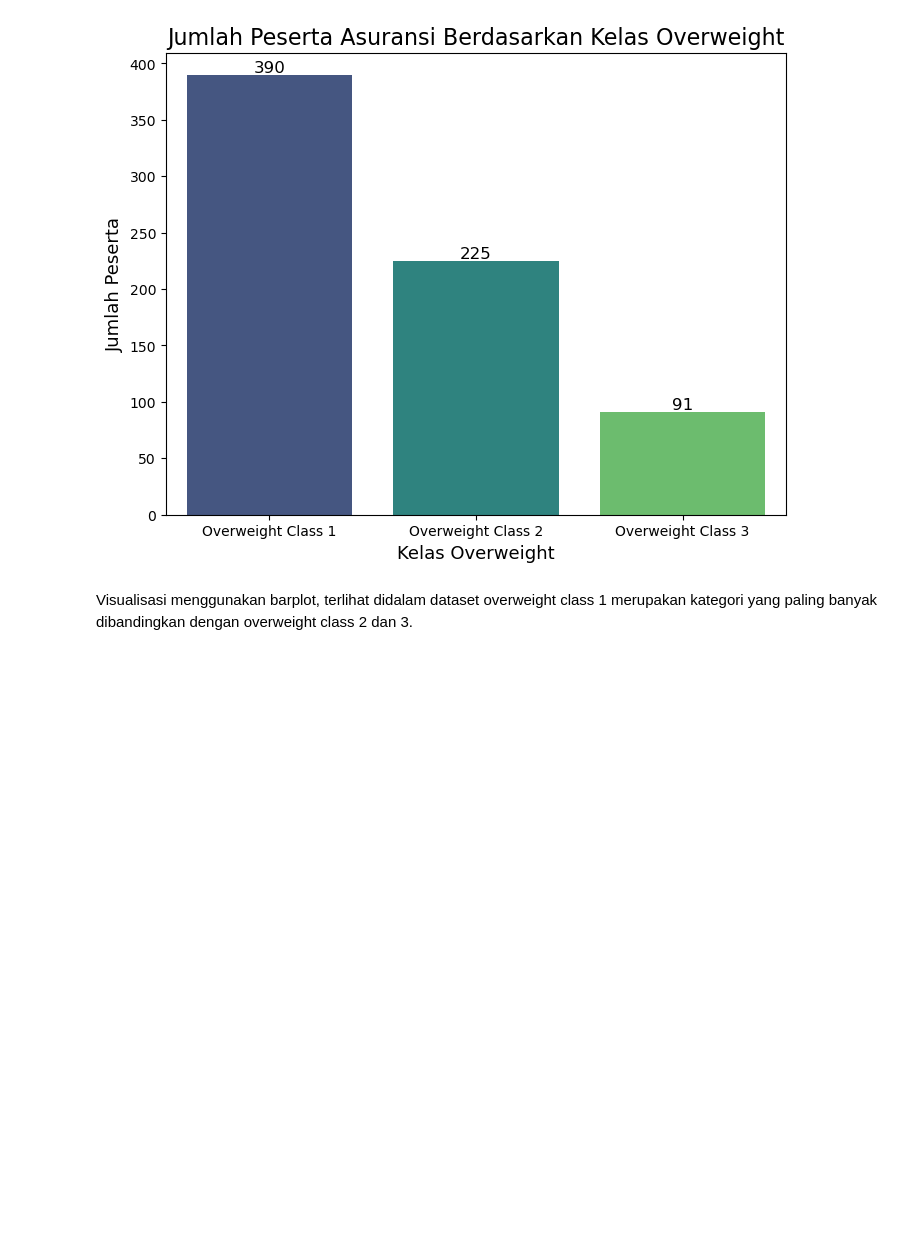
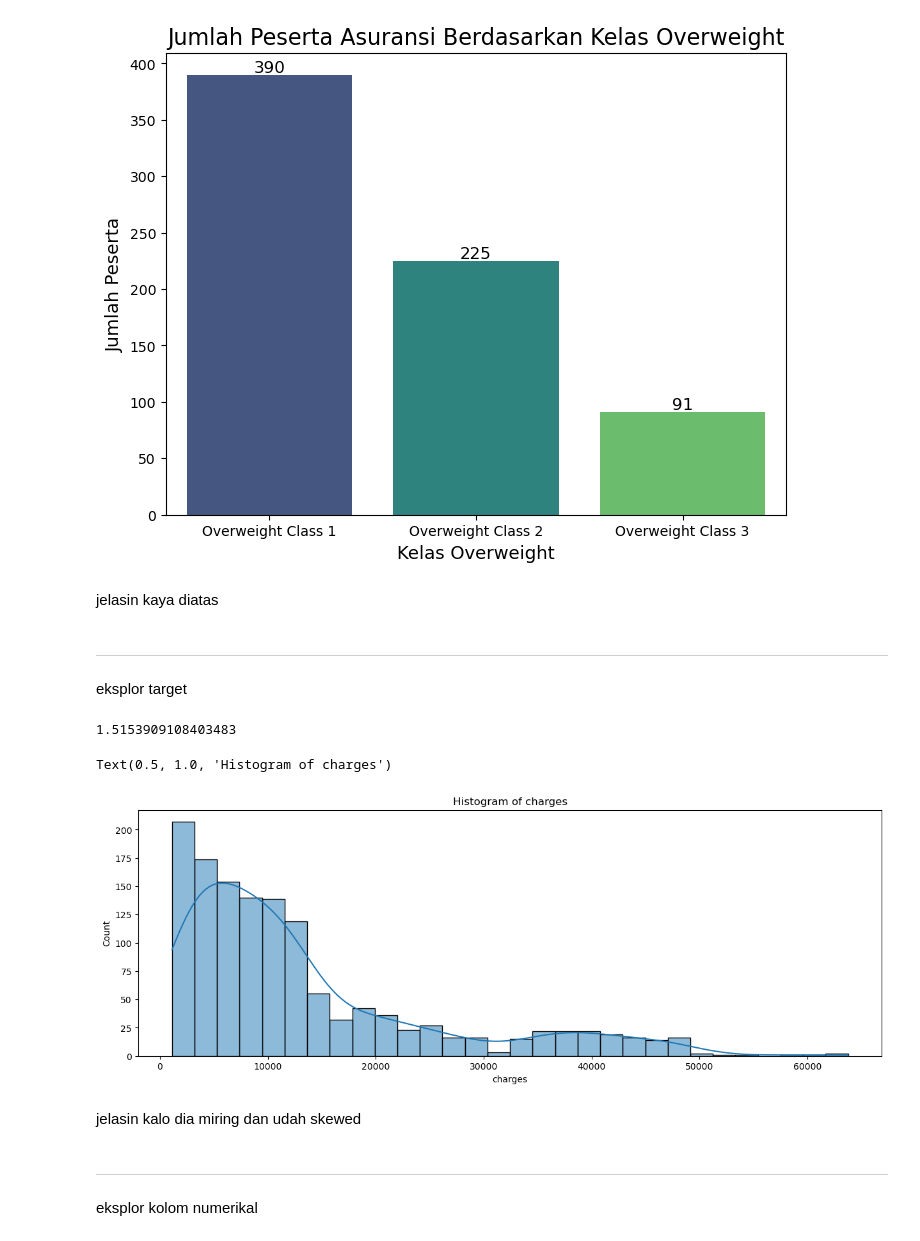
Before and after one commit to ashariksan9/Machine-Learning_Insurance-Datasets, a Jupyter notebook: h8dsft_ngc_ml_w1.ipynb, the cells around one changed output. Drawn from its saved outputs; the diff is of its cells as text; code cells hidden in the pictures; blank space fills up the shorter version.

```diff
--- a/h8dsft_ngc_ml_w1.ipynb
+++ b/h8dsft_ngc_ml_w1.ipynb
@@ -250,5 +211,27 @@ Passing `palette` without assigning `hue` is deprecated and will be removed in v
 
   sns.barplot(x=overweight_counts.index, y=overweight_counts.values, palette='viridis')
 [figure]
-# %% [markdown]
-Visualisasi menggunakan barplot, terlihat didalam dataset overweight class 1 merupakan kategori yang paling banyak dibandingkan dengan overweight class 2 dan 3.
+# %% [markdown]
+jelasin kaya diatas
+# %% [markdown]
+--------------------------------------------
+# %% [markdown]
+eksplor target
+# %%
+df['charges'].skew()
+# %% [output]
+1.5153909108403483
+# %%
+plt.figure(figsize=(15,5))
+
+sns.histplot(df['charges'], kde=True,bins=30)
+plt.title('Histogram of charges')
+# %% [output]
+Text(0.5, 1.0, 'Histogram of charges')
+[figure, added]
+# %% [markdown]
+jelasin kalo dia miring dan udah skewed
+# %% [markdown]
+---------------------------
+# %% [markdown]
+eksplor kolom numerikal
```
Also changed, not shown: parts of 129 cells of this notebook.
